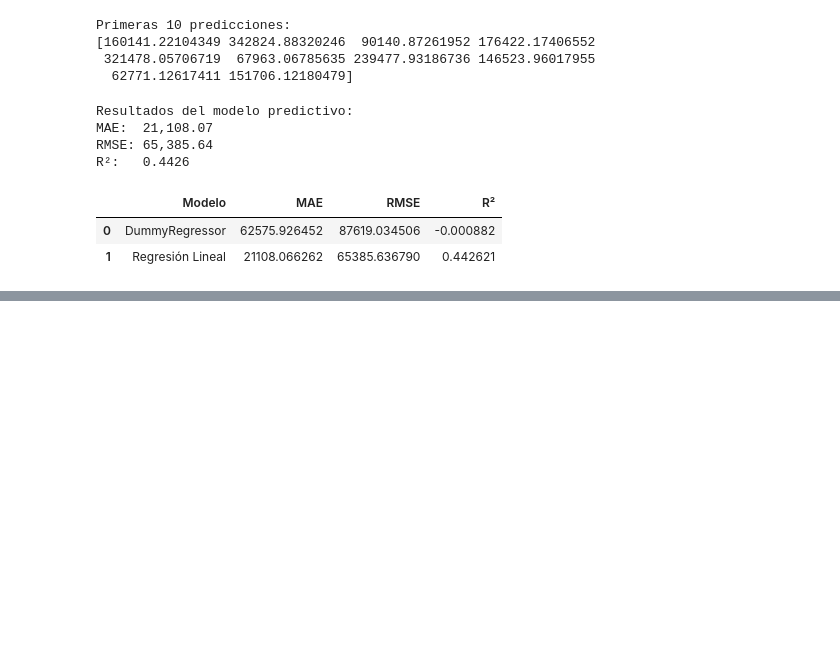
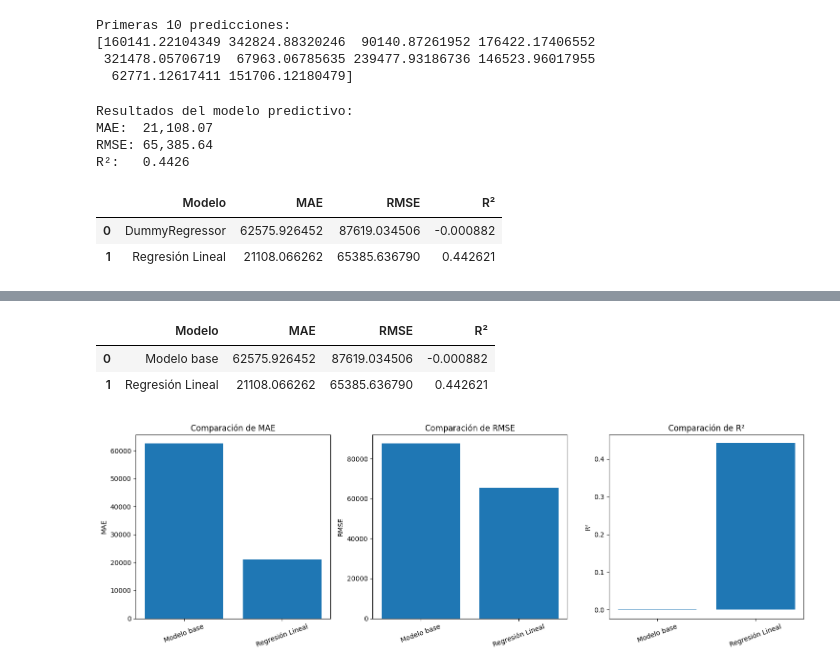
Before and after one commit to isabellasanchezmejia11-11/house-prices-modelos-simulacion, a Jupyter notebook: fase-1/notebook.ipynb, the cells around one changed output, grey strips where cells are left out. Cells and saved outputs as stored; diff of their text form; code cells hidden in the pictures; blank space fills up the shorter version.

Commit message:
feat: implementar evaluacion y almacenamiento del modelo

```diff
--- a/fase-1/notebook.ipynb
+++ b/fase-1/notebook.ipynb
@@ -883,0 +975,5 @@ Como trabajo futuro podrían evaluarse otros algoritmos capaces de representar r
+# %%
+
+predicciones_modelo = modelo_predictivo.predict(X_test)
+
+print("Predicciones del modelo predictivo realizadas correctamente.")
@@ -883,0 +1013,14 @@ Como trabajo futuro podrían evaluarse otros algoritmos capaces de representar r
+# %%
+# MAE del modelo predictivo
+mae_modelo = mean_absolute_error(y_test, predicciones_modelo)
+
+# RMSE del modelo predictivo
+rmse_modelo = np.sqrt(mean_squared_error(y_test, predicciones_modelo))
+
+# R² del modelo predictivo
+r2_modelo = r2_score(y_test, predicciones_modelo)
+
+print("Resultados del modelo predictivo:")
+print(f"MAE:  {mae_modelo:.2f}")
+print(f"RMSE: {rmse_modelo:.2f}")
+print(f"R²:   {r2_modelo:.4f}")
@@ -883,0 +1038,53 @@ Como trabajo futuro podrían evaluarse otros algoritmos capaces de representar r
+# %%
+resultados = pd.DataFrame({
+    "Modelo": [
+        "Modelo base",
+        "Regresión Lineal"
+    ],
+    "MAE": [
+        mae_base,
+        mae_modelo
+    ],
+    "RMSE": [
+        rmse_base,
+        rmse_modelo
+    ],
+    "R²": [
+        r2_base,
+        r2_modelo
+    ]
+})
+
+resultados
+# %% [output]
+|  | Modelo | MAE | RMSE | R² |
+| 0 | Modelo base | 62575.926452 | 87619.034506 | -0.000882 |
+| 1 | Regresión Lineal | 21108.066262 | 65385.636790 | 0.442621 |
+# %%
+fig, axes = plt.subplots(1, 3, figsize=(15, 5))
+
+# MAE
+axes[0].bar(["Modelo base", "Regresión Lineal"],
+            [mae_base, mae_modelo])
+axes[0].set_title("Comparación de MAE")
+axes[0].set_ylabel("MAE")
+axes[0].tick_params(axis='x', rotation=20)
+
+# RMSE
+axes[1].bar(["Modelo base", "Regresión Lineal"],
+            [rmse_base, rmse_modelo])
+axes[1].set_title("Comparación de RMSE")
+axes[1].set_ylabel("RMSE")
+axes[1].tick_params(axis='x', rotation=20)
+
+# R²
+axes[2].bar(["Modelo base", "Regresión Lineal"],
+            [r2_base, r2_modelo])
+axes[2].set_title("Comparación de R²")
+axes[2].set_ylabel("R²")
+axes[2].tick_params(axis='x', rotation=20)
+
+plt.tight_layout()
+plt.show()
+# %% [output]
+[figure, added]
```
Also changed, not shown: parts of 49 cells of this notebook.
